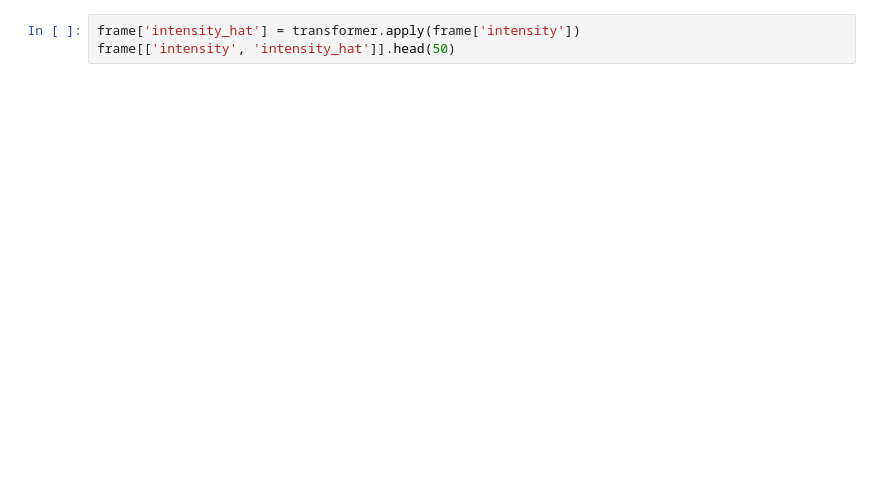
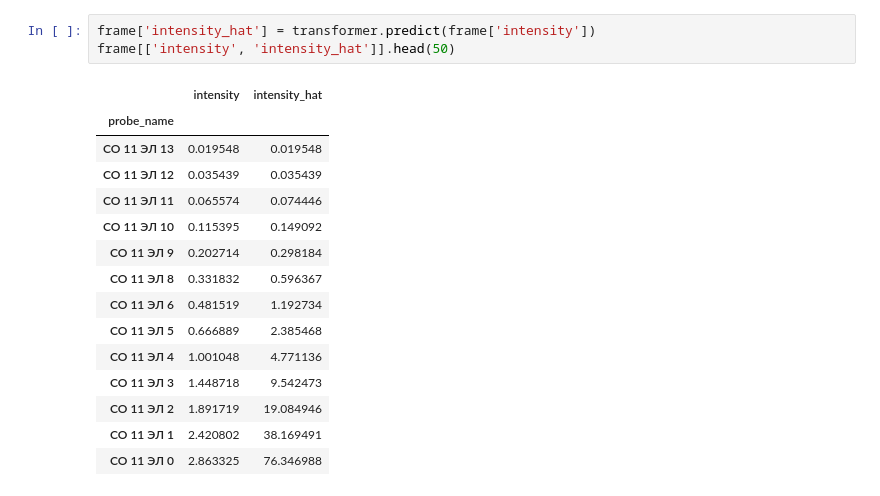
Before and after one commit to Exinker/plugin-absorption-correction, a Jupyter notebook: notebooks/demo (estimate-approximation-error).ipynb, the cells around one changed output. Cells and saved outputs as stored; diff of their text form; blank space fills up the shorter version.

```diff
--- a/notebooks/demo (estimate-approximation-error).ipynb
+++ b/notebooks/demo (estimate-approximation-error).ipynb
@@ -26,6 +36,22 @@ transformer.show()
 # %%
-frame['intensity_hat'] = transformer.apply(frame['intensity'])
+frame['intensity_hat'] = transformer.predict(frame['intensity'])
 frame[['intensity', 'intensity_hat']].head(50)
+# %% [output]
+|  | intensity | intensity_hat |
+| probe_name |  |  |
+| СО 11 ЭЛ 13 | 0.019548 | 0.019548 |
+| СО 11 ЭЛ 12 | 0.035439 | 0.035439 |
+| СО 11 ЭЛ 11 | 0.065574 | 0.074446 |
+| СО 11 ЭЛ 10 | 0.115395 | 0.149092 |
+| СО 11 ЭЛ 9 | 0.202714 | 0.298184 |
+| СО 11 ЭЛ 8 | 0.331832 | 0.596367 |
+| СО 11 ЭЛ 6 | 0.481519 | 1.192734 |
+| СО 11 ЭЛ 5 | 0.666889 | 2.385468 |
+| СО 11 ЭЛ 4 | 1.001048 | 4.771136 |
+| СО 11 ЭЛ 3 | 1.448718 | 9.542473 |
+| СО 11 ЭЛ 2 | 1.891719 | 19.084946 |
+| СО 11 ЭЛ 1 | 2.420802 | 38.169491 |
+| СО 11 ЭЛ 0 | 2.863325 | 76.346988 |
 # %%
 %matplotlib inline
 
```
Also changed, not shown: parts of 4 cells of this notebook, 44 other files.
